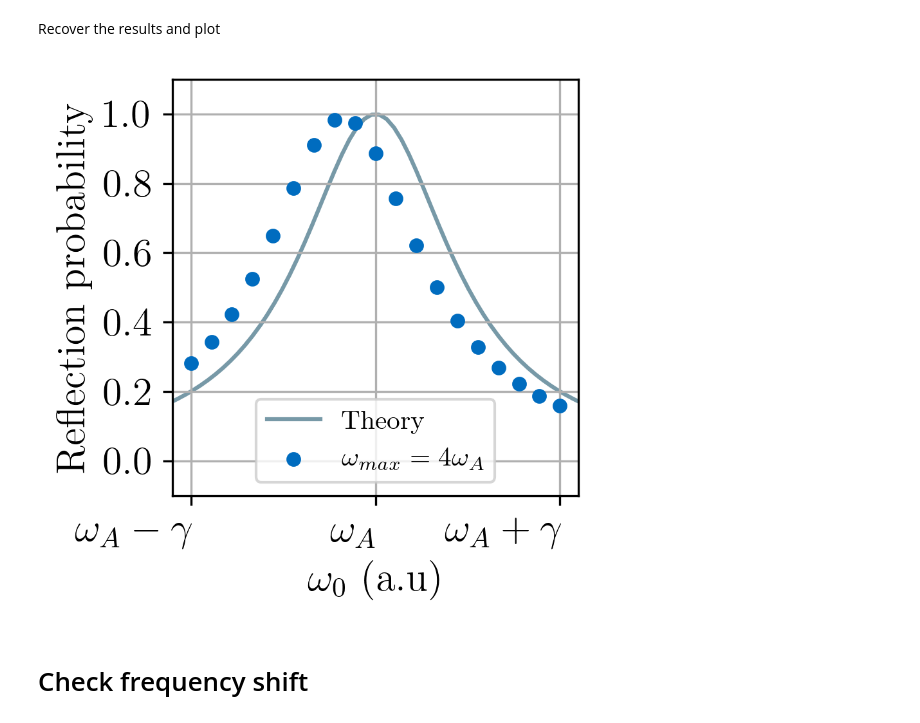
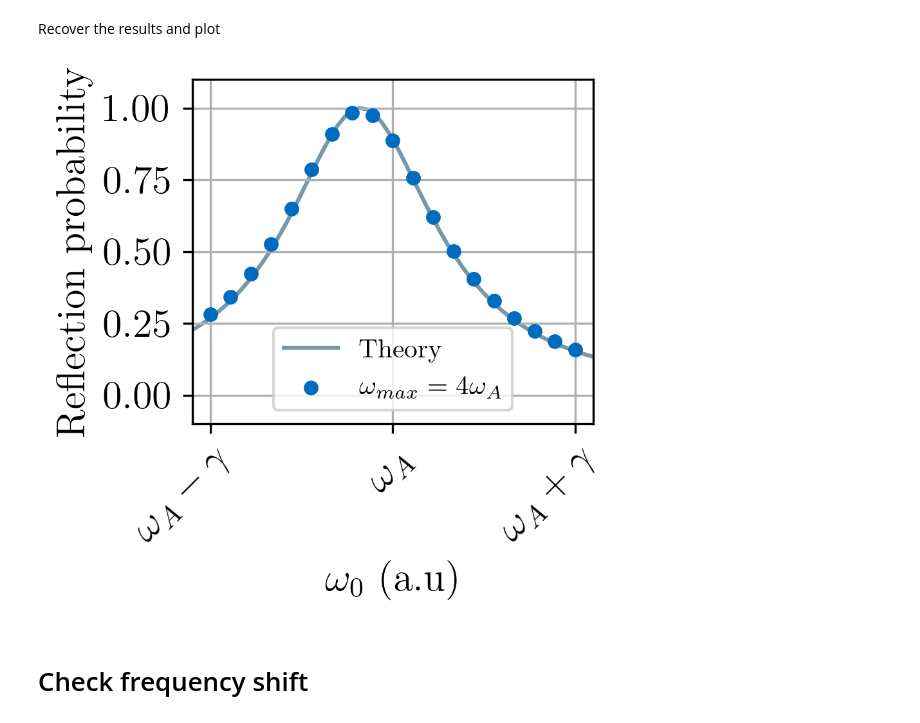
Before and after one commit to rpiron/multimode_photonic_entanglement, a Jupyter notebook: finite_cutoff_renormalization/callibration_single_photon.ipynb, the cells around one changed output. Saved outputs shown, nothing was run; the diff lists cells and outputs as text; code cells hidden in the pictures.

```diff
--- a/finite_cutoff_renormalization/callibration_single_photon.ipynb
+++ b/finite_cutoff_renormalization/callibration_single_photon.ipynb
@@ -482,7 +465,11 @@ file_reflection = f"single_photon_reflection_multi_UV_cutoff.csv"
 df = pd.read_csv(file_reflection)
 
 omega_0_tab_theory = np.linspace(omega_A - 2*gamma, omega_A + 2*gamma, 100)
-theory = 1 / (1 + ((omega_0_tab_theory - omega_A)/ (gamma/2))**2)
+
+omega_min = 0
+omega_max = 4*omega_A
+omega_A_phys = omega_A - gamma/(2*pi) * np.log((omega_max-omega_A)/(omega_A - omega_min))
+theory = 1 / (1 + ((omega_0_tab_theory - omega_A_phys)/ (gamma/2))**2)
 
 UV_str = "4omegaA"
 
@@ -494,34 +481,34 @@ ax.plot(omega_0_tab_theory, theory, label='Theory', color='#1c556d', alpha=0.6,
 ax.scatter(omega_0_tab, reflection_to_show, label=r'$\omega_{max} = 4 \omega_A$', color='#006cbf', s=20)
 
 ax.set_xlabel(r'$\omega_0$ (a.u)')
 ax.set_xticks([omega_A - 2*gamma, omega_A - gamma, omega_A, omega_A + gamma, omega_A + 2*gamma])
 ax.set_xticklabels([r'$\omega_A - 2\gamma$', r'$\omega_A - \gamma$', r'$\omega_A$', r'$\omega_A + \gamma$', r'$\omega_A + 2\gamma$'])
 #rotate labels
 plt.setp(ax.get_xticklabels(), rotation=45, ha="right", rotation_mode="anchor")
 #set x limits
 ax.set_xlim(omega_A - 1.1*gamma, omega_A + 1.1*gamma)
 
 ax.set_ylabel('Reflection probability')
 ax.set_ylim(-0.1,1.1)
 
 ax.legend(prop={'size': 10}, loc="lower center")
 
 #font size
 for item in [ax.xaxis.label, ax.yaxis.label]:
     item.set_fontsize(15)
 
 for item in (ax.get_xticklabels() + ax.get_yticklabels()):
     item.set_fontsize(15)
 
 
 ax.grid()
 ax.set_axisbelow(True)
 
 fig.tight_layout()
 #plt.savefig("./fig/reflection_UV_"+UV_str+".pdf")
 plt.show()
 # %% [output]
-[figure, old version]
+[figure, new version]
 # %% [markdown]
 <h1> Check frequency shift </h1>
 # %%
```
Also changed, not shown: parts of 6 cells of this notebook, 14 other files.
